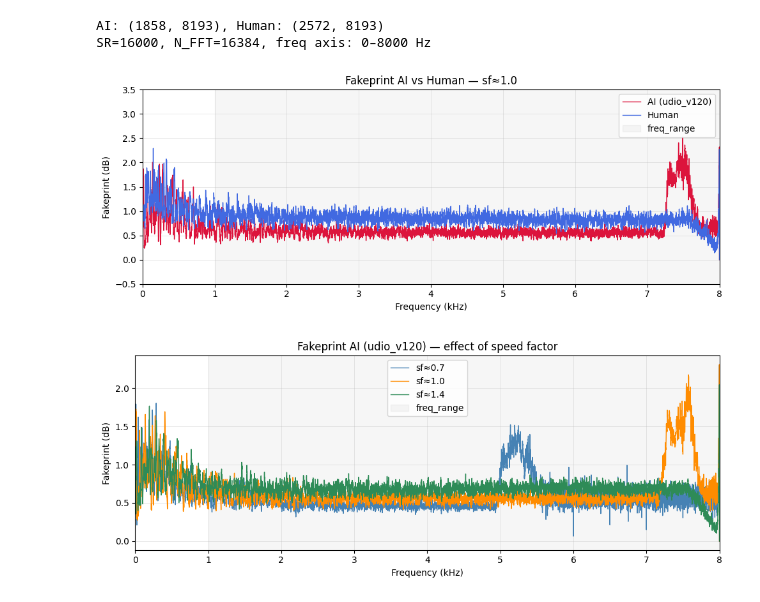
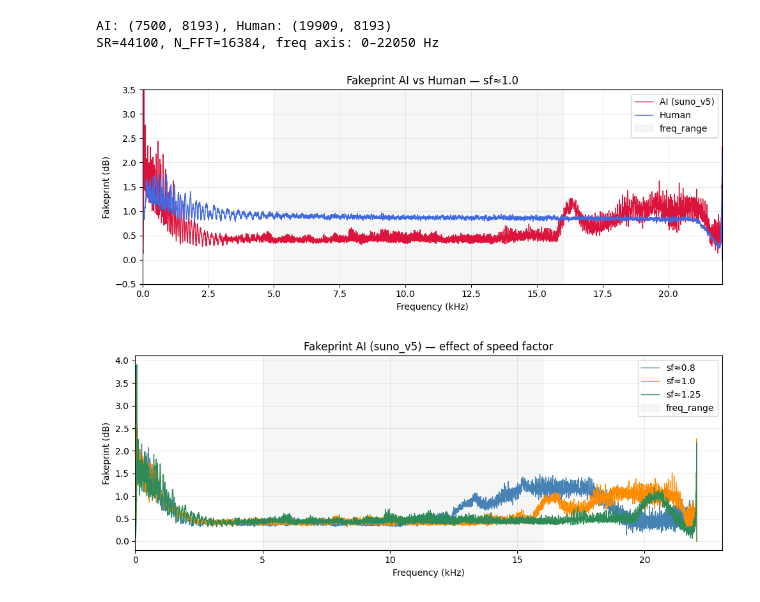
Before and after one commit to thomas0barand/robust-deepfake-detector, a Jupyter notebook: research/notebooks/visualize_fp.ipynb, the cells around one changed output. Drawn from its saved outputs; the diff is of its cells as text; code cells hidden in the pictures.

Commit message:
add fakeprints images and update resea rch/notebooks/visualize notebook

```diff
--- a/research/notebooks/visualize_fp.ipynb
+++ b/research/notebooks/visualize_fp.ipynb
@@ -3,8 +3,8 @@ import glob
 import numpy as np
 import matplotlib.pyplot as plt
 
-DATA_ROOT = "../../data/sonics/attack/test/continuous"   # relatif au notebook
-AI_MODEL  = "udio_v120"
+DATA_ROOT = "../../data/sonics/attack/train"   # relatif au notebook
+AI_MODEL  = "suno_v5"
 
 # Charge tous les npz AI + human
 def load_npz_dir(path):
@@ -23,7 +23,7 @@ human_fp, human_sf = load_npz_dir(f"{DATA_ROOT}/human")
 # Load metadata from first file
 d0 = np.load(sorted(glob.glob(f"{DATA_ROOT}/{AI_MODEL}/*.npz"))[0])
 SR, N_FFT = int(d0["sampling_rate"]), int(d0["n_fft"])
-FREQ_RANGE = [1000, 8000]
+FREQ_RANGE = [5000, 16000]
 
 # Linear freq axis: 0 → SR/2 in N_FFT//2+1 bins
 freqs = np.linspace(0, SR / 2, N_FFT // 2 + 1)  # Hz
@@ -31,8 +31,8 @@ freqs = np.linspace(0, SR / 2, N_FFT // 2 + 1)  # Hz
 print(f"AI: {ai_fp.shape}, Human: {human_fp.shape}")
 print(f"SR={SR}, N_FFT={N_FFT}, freq axis: {freqs[0]:.0f}–{freqs[-1]:.0f} Hz")
 # %% [output]
-AI: (1858, 8193), Human: (2572, 8193)
-SR=16000, N_FFT=16384, freq axis: 0–8000 Hz
+AI: (7500, 8193), Human: (19909, 8193)
+SR=44100, N_FFT=16384, freq axis: 0–22050 Hz
 # %%
 def mean_fp_near_sf(fp, sf, target, tol=0.02):
     mask = np.abs(sf - target) < tol
@@ -53,23 +53,23 @@ ax.set_title("Fakeprint AI vs Human — sf≈1.0")
 ax.legend(); ax.grid(True, lw=0.4, alpha=0.5)
 plt.tight_layout(); plt.show()
 # %% [output]
-[figure, old version]
+[figure, new version]
 # %%
-targets = [0.7, 1.0, 1.4]
+targets = [0.8, 1.0, 1.25]
 colors  = ["steelblue", "darkorange", "seagreen"]
 
 fig, ax = plt.subplots(figsize=(10, 4))
 
 for sf_t, c in zip(targets, colors):
     avg = mean_fp_near_sf(ai_fp, ai_sf, target=sf_t, tol=0.03)
     ax.plot(freqs / 1000, avg, lw=1.0, label=f"sf≈{sf_t}", color=c)
 
 ax.axvspan(FREQ_RANGE[0]/1000, FREQ_RANGE[1]/1000, alpha=0.07, color="gray", label="freq_range")
 ax.set_xlabel("Frequency (kHz)")
 ax.set_ylabel("Fakeprint (dB)")
-ax.set_xlim(0, SR / 2 / 1000)
+ax.set_xlim(0, SR / 2 / 1000 + 1)
 ax.set_title(f"Fakeprint AI ({AI_MODEL}) — effect of speed factor")
 ax.legend(); ax.grid(True, lw=0.4, alpha=0.5)
 plt.tight_layout(); plt.show()
 # %% [output]
-[figure, old version]
+[figure, new version]
```
Also changed, not shown: 6 other files.
